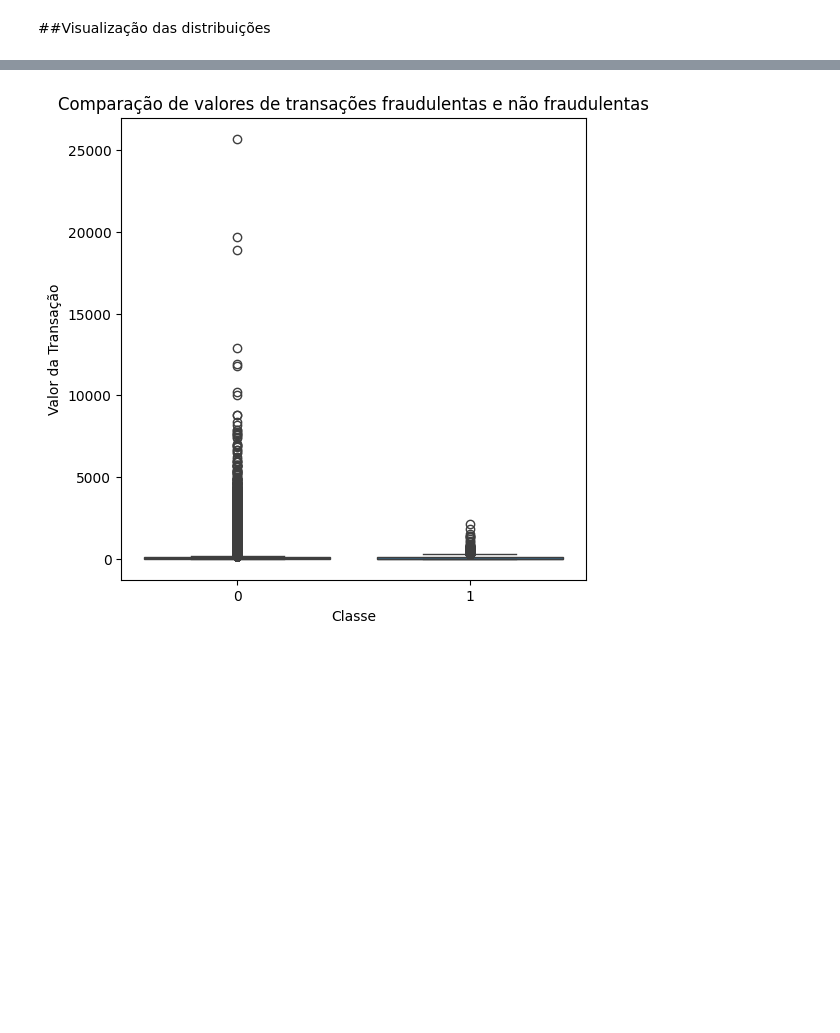
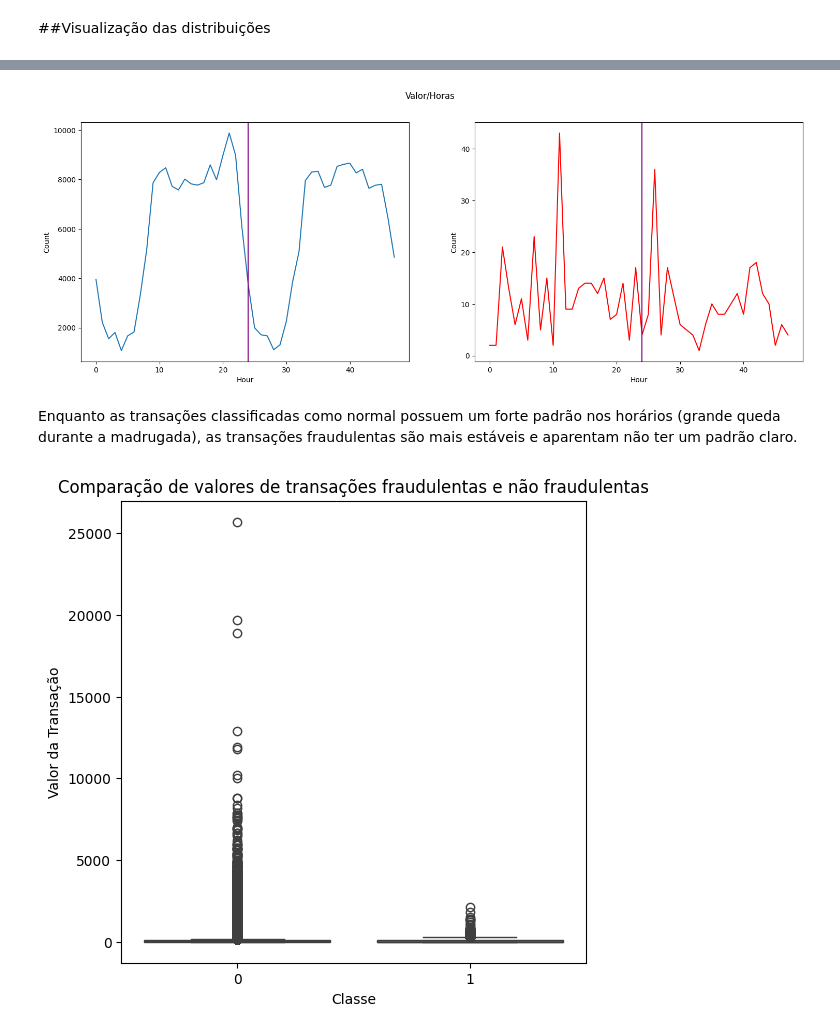
Before and after one commit to marcos-guilherme/Credit-Card-Fraud-Detection-PAD-, a Jupyter notebook: EDA_FMF.ipynb, the cells around one changed output, grey strips where cells are left out. Saved outputs shown, nothing was run; the diff lists cells and outputs as text; code cells hidden in the pictures; blank space fills up the shorter version.

```diff
--- a/EDA_FMF.ipynb
+++ b/EDA_FMF.ipynb
@@ -89,0 +68,2 @@ Teste:
+# %%
+df['Hour'] = df['Time'].apply(lambda x: np.floor(x / 3600))
@@ -90,3 +86,19 @@ Teste:
+# %%
+tmp = df.groupby(['Hour', 'Class'])['Amount'].aggregate(['sum', 'count']).reset_index()
+data_df = pd.DataFrame(tmp)
+data_df.columns = ['Hour', 'Class', 'Sum', 'Count']
+
+fig, (ax1, ax2) = plt.subplots(ncols=2, figsize=(18,6))
+s = sns.lineplot(ax = ax1, x="Hour", y="Count", data=data_df.loc[data_df.Class==0])
+s = sns.lineplot(ax = ax2, x="Hour", y="Count", data=data_df.loc[data_df.Class==1], color="red")
+ax1.axvline(24, color='purple')
+ax2.axvline(24, color='purple')
+plt.suptitle("Valor/Horas")
+plt.show();
+# %% [output]
+[figure, added]
+# %% [markdown]
+Enquanto as transações classificadas como normal possuem um forte padrão nos horários (grande queda durante a madrugada), as transações fraudulentas são mais estáveis e aparentam não ter um padrão claro.
 # %%
 import matplotlib.pyplot as plt
 import seaborn as sns
```
Also changed, not shown: parts of 23 cells of this notebook.
